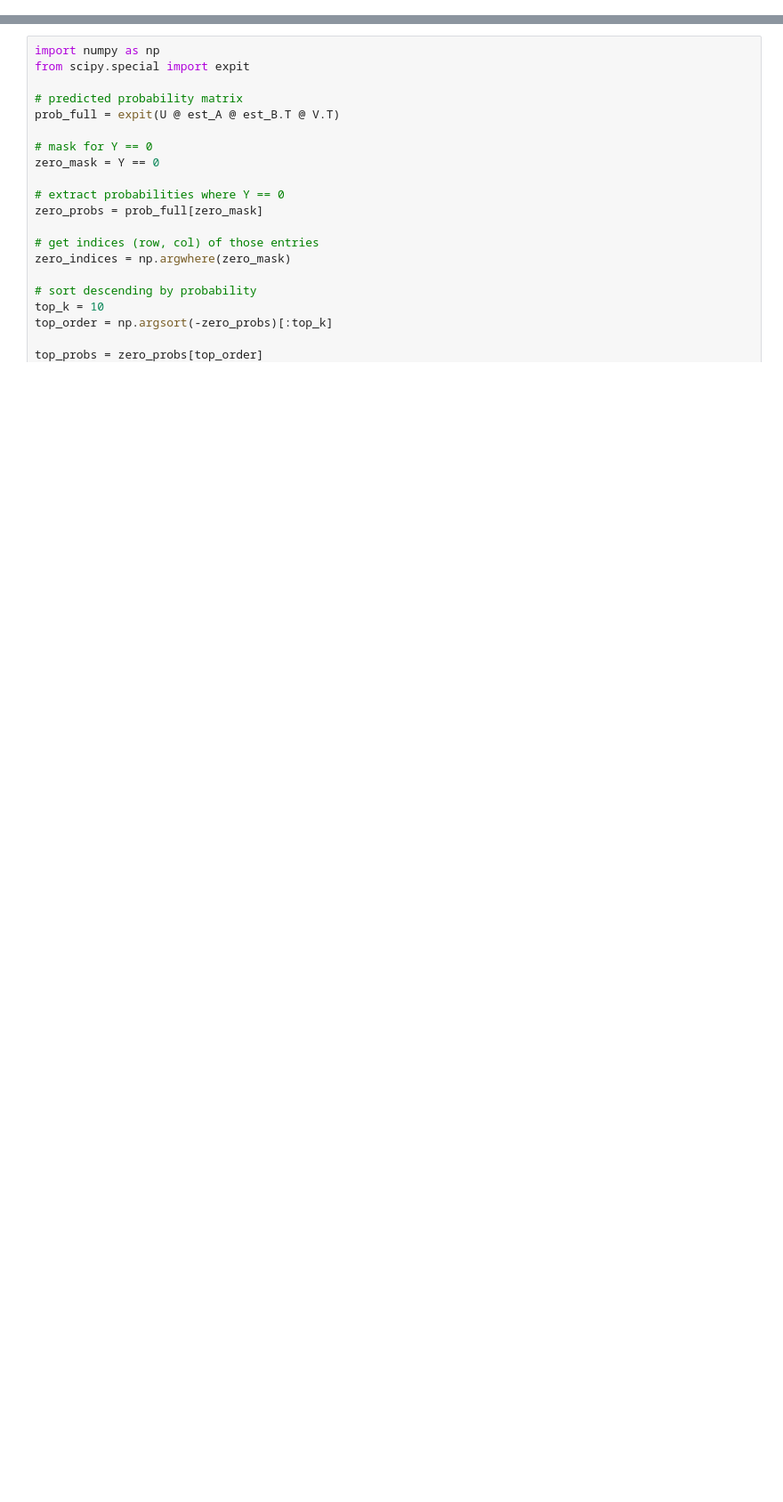
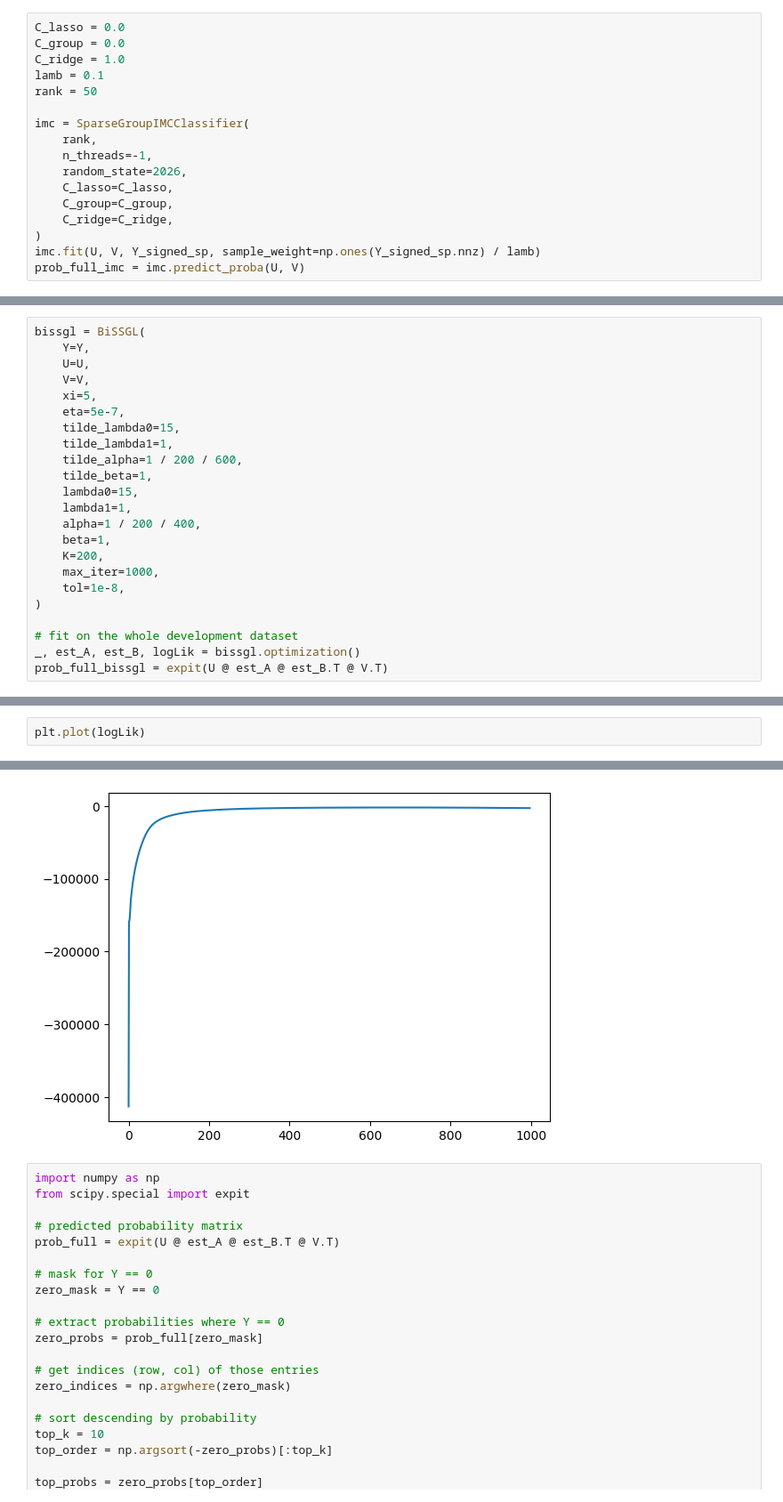
Before and after one commit to Sijianf/BVSIMC, a Jupyter notebook: scripts/realAnalysis/cdataset/selection_bissgl.ipynb, the cells around one changed output, grey strips where cells are left out. Shown at 89% size. Drawn from its saved outputs; the diff is of its cells as text; blank space fills up the shorter version.

```diff
--- a/scripts/realAnalysis/cdataset/selection_bissgl.ipynb
+++ b/scripts/realAnalysis/cdataset/selection_bissgl.ipynb
@@ -377,0 +126,17 @@ Finished with iterations of 4999
+# %%
+C_lasso = 0.0
+C_group = 0.0
+C_ridge = 1.0
+lamb = 0.1
+rank = 50
+
+imc = SparseGroupIMCClassifier(
+    rank,
+    n_threads=-1,
+    random_state=2026,
+    C_lasso=C_lasso,
+    C_group=C_group,
+    C_ridge=C_ridge,
+)
+imc.fit(U, V, Y_signed_sp, sample_weight=np.ones(Y_signed_sp.nnz) / lamb)
+prob_full_imc = imc.predict_proba(U, V)
@@ -377,0 +151,23 @@ Finished with iterations of 4999
+# %%
+bissgl = BiSSGL(
+    Y=Y,
+    U=U,
+    V=V,
+    xi=5,
+    eta=5e-7,
+    tilde_lambda0=15,
+    tilde_lambda1=1,
+    tilde_alpha=1 / 200 / 600,
+    tilde_beta=1,
+    lambda0=15,
+    lambda1=1,
+    alpha=1 / 200 / 400,
+    beta=1,
+    K=200,
+    max_iter=1000,
+    tol=1e-8,
+)
+
+# fit on the whole development dataset
+_, est_A, est_B, logLik = bissgl.optimization()
+prob_full_bissgl = expit(U @ est_A @ est_B.T @ V.T)
@@ -377,0 +176,3 @@ Finished with iterations of 4999
+# %%
+plt.plot(logLik)
+# %% [output]
@@ -378,3 +180,4 @@ Finished with iterations of 4999
+[figure, added]
 # %%
 import numpy as np
 from scipy.special import expit
```
Also changed, not shown: parts of 115 cells of this notebook, 7 other files.
